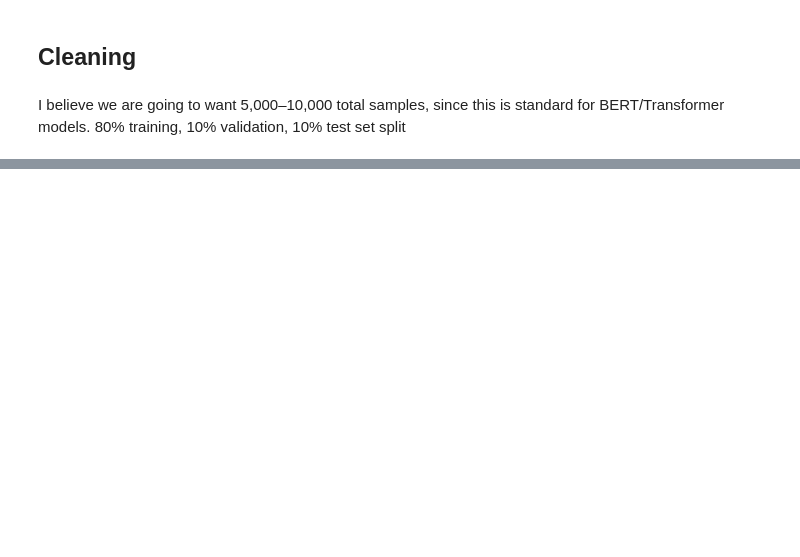
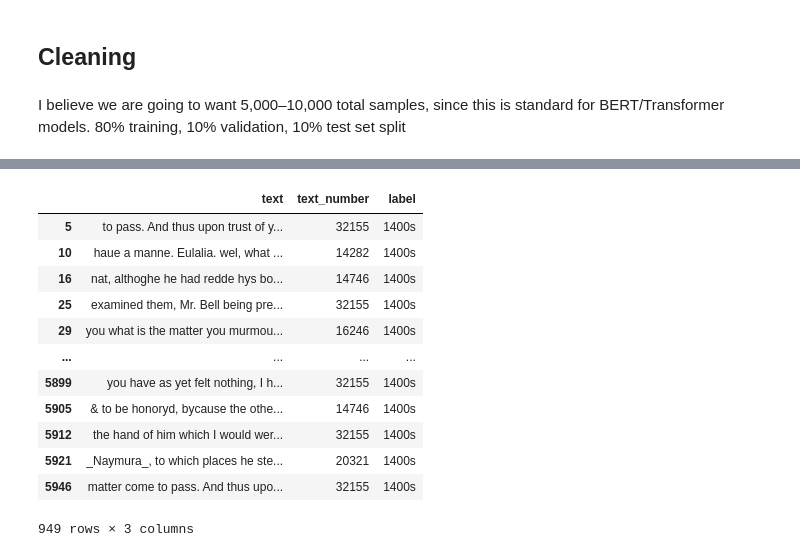
Before and after one commit to james-gashi/english-identity-model, a Jupyter notebook: data/gutenberg/data_cleaning.ipynb, the cells around one changed output, grey strips where cells are left out. Drawn from its saved outputs; the diff is of its cells as text; code cells hidden in the pictures; blank space fills up the shorter version.

```diff
--- a/data/gutenberg/data_cleaning.ipynb
+++ b/data/gutenberg/data_cleaning.ipynb
@@ -258 +299,17 @@ plt.show()
+# %%
+uniform_excerpts_df[uniform_excerpts_df['label']=='1400s']
+# %% [output]
+|  | text | text_number | label |
+| 5 | to pass. And thus upon trust of y... | 32155 | 1400s |
+| 10 | haue a manne. Eulalia. wel, what ... | 14282 | 1400s |
+| 16 | nat, althoghe he had redde hys bo... | 14746 | 1400s |
+| 25 | examined them, Mr. Bell being pre... | 32155 | 1400s |
+| 29 | you what is the matter you murmou... | 16246 | 1400s |
+| ... | ... | ... | ... |
+| 5899 | you have as yet felt nothing, I h... | 32155 | 1400s |
+| 5905 | & to be honoryd, bycause the othe... | 14746 | 1400s |
+| 5912 | the hand of him which I would wer... | 32155 | 1400s |
+| 5921 | _Naymura_, to which places he ste... | 20321 | 1400s |
+| 5946 | matter come to pass. And thus upo... | 32155 | 1400s |
+949 rows × 3 columns
 # %%
```
Also changed, not shown: parts of 6 cells of this notebook, 4 other files.
